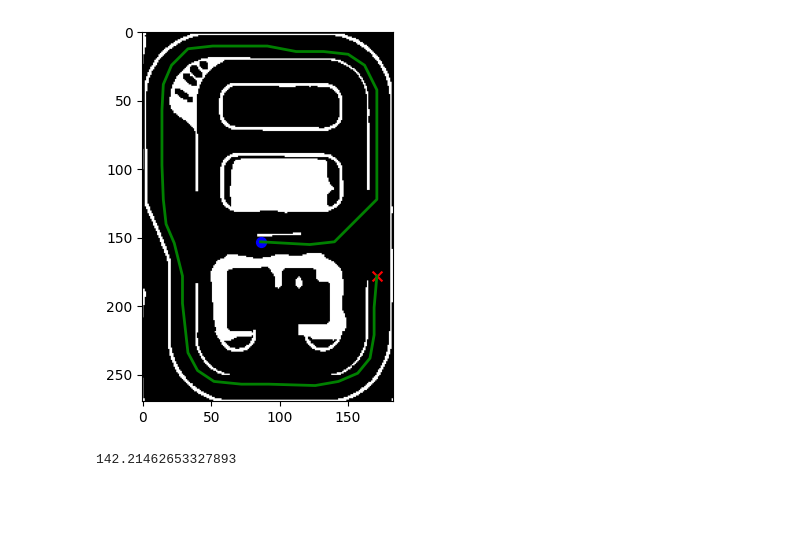
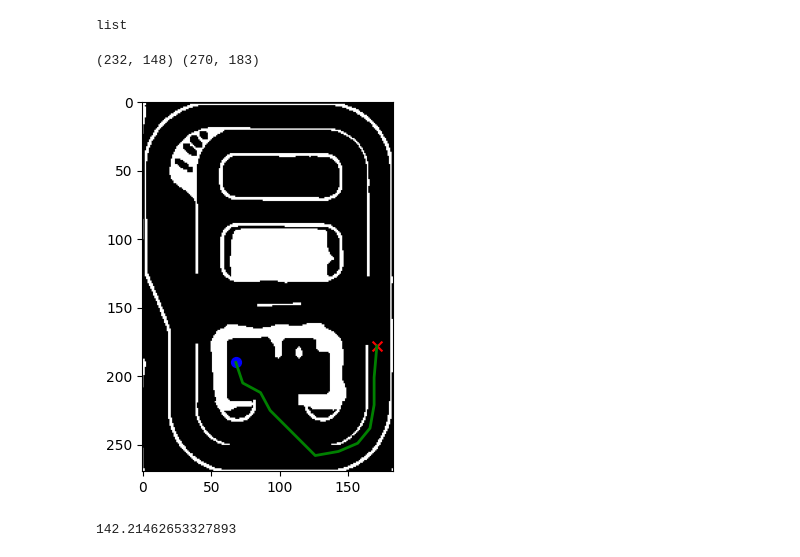
Before and after one commit to kimwanseop/ROS-Project, a Jupyter notebook: src/Server/User_GUI/a*_algorithm copy.ipynb, the cells around one changed output. Saved outputs shown, nothing was run; the diff lists cells and outputs as text; code cells hidden in the pictures; blank space fills up the shorter version.

```diff
--- a/src/Server/User_GUI/a*_algorithm copy.ipynb
+++ b/src/Server/User_GUI/a*_algorithm copy.ipynb
@@ -14,7 +14,7 @@ class PathPlanning():
     def __init__(self, map_path='./Images/asap_map_resized.pgm', middle_path='./Images/asap_map_middleLine.png'):
         self.MOVES = [(-1, 0), (1, 0), (0, -1), (0, 1)]
         self.map = cv2.imread(map_path, cv2.COLOR_BGR2GRAY)
-        self.middle = cv2.imread(middle_path, cv2.COLOR_BGR2GRAY)
+        self.middle = cv2.imread(middle_path, cv2.IMREAD_GRAYSCALE)
         crop_size = 16
         self.map = self.map[crop_size+2:-crop_size-2, crop_size:-crop_size]
         self.middle = self.middle[crop_size+2:-crop_size-2, crop_size:-crop_size]
@@ -349,3 +351,7 @@ class PathPlanning():
+# %%
+type(a)
+# %% [output]
+list
 # %%
 import heapq
 import cv2
@@ -362,7 +368,7 @@ class PathPlanning():
     def __init__(self, map_path='./Images/asap_map_resized.pgm', middle_path='./Images/asap_map_middleLine.png'):
         self.MOVES = [(-1, 0), (1, 0), (0, -1), (0, 1)]
         self.map = cv2.imread(map_path, cv2.COLOR_BGR2GRAY)
-        self.middle = cv2.imread(middle_path, cv2.COLOR_BGR2GRAY)
+        self.middle = cv2.imread(middle_path, cv2.IMREAD_GRAYSCALE)
         self.grid = None
         self.background = None
         crop_size = 16
@@ -593,6 +599,7 @@ class PathPlanning():
             goal = self.wp_num[23]  # 목표 좌표
 
         # 장애물 주변 가중치 추가
+        print(self.middle.shape, self.map.shape)
         weight_map, background_result = self.create_weight_map(grid, self.middle, buffer_size=10, penalty=5)
 
         # 우선 waypoint 기반 전역 경로 생성
@@ -710,10 +717,11 @@ class PathPlanning():
 # %%
 pathplanner = PathPlanning()
 # %%
-path, waypoints = pathplanner.generate_waypoint(start_point=(86, 153), goal_point=(183, 257))
+path, waypoints = pathplanner.generate_waypoint(start_point=(68, 190), goal_point=(183, 257))
 pathplanner.draw_path(path)
 # %% [output]
+(232, 148) (270, 183)
-[figure, old version]
+[figure, new version]
 # %%
 np.linalg.norm(np.array([86, 153]) - np.array([183, 257]))
 # %% [output]
```
Also changed, not shown: parts of 3 cells of this notebook, 13 other files.
